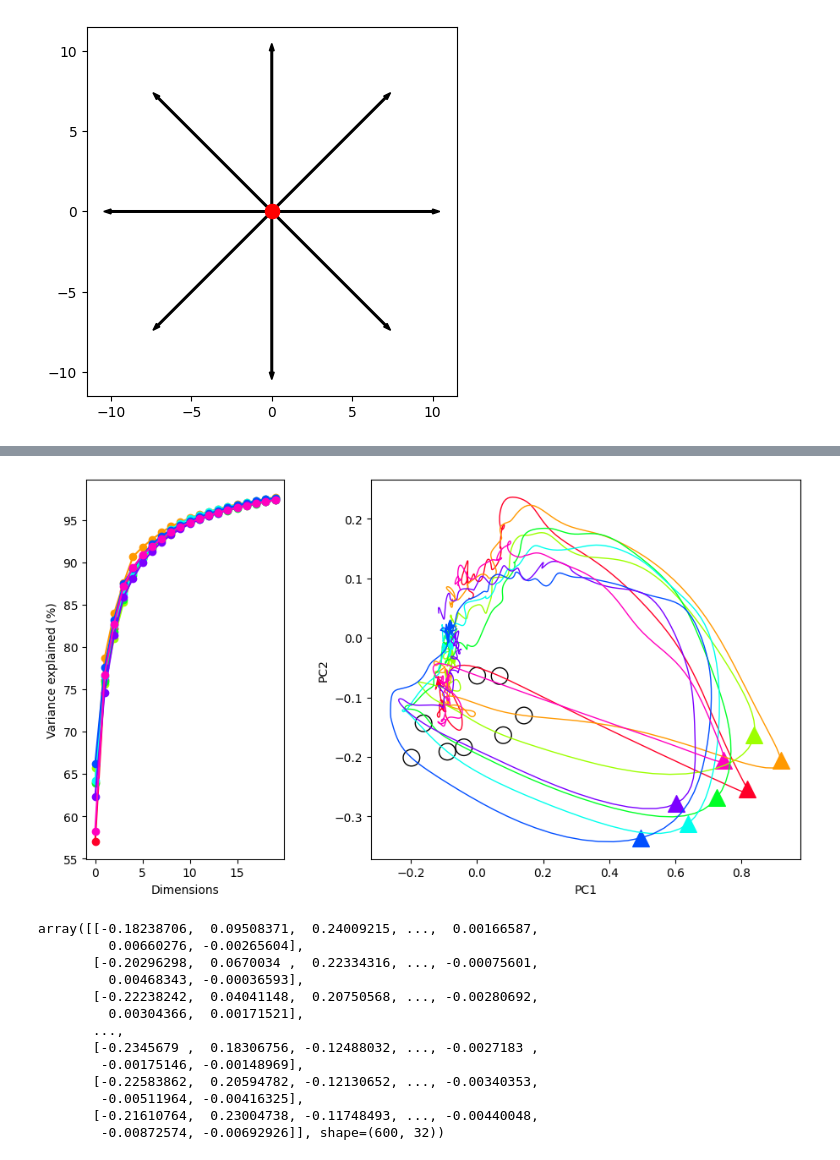
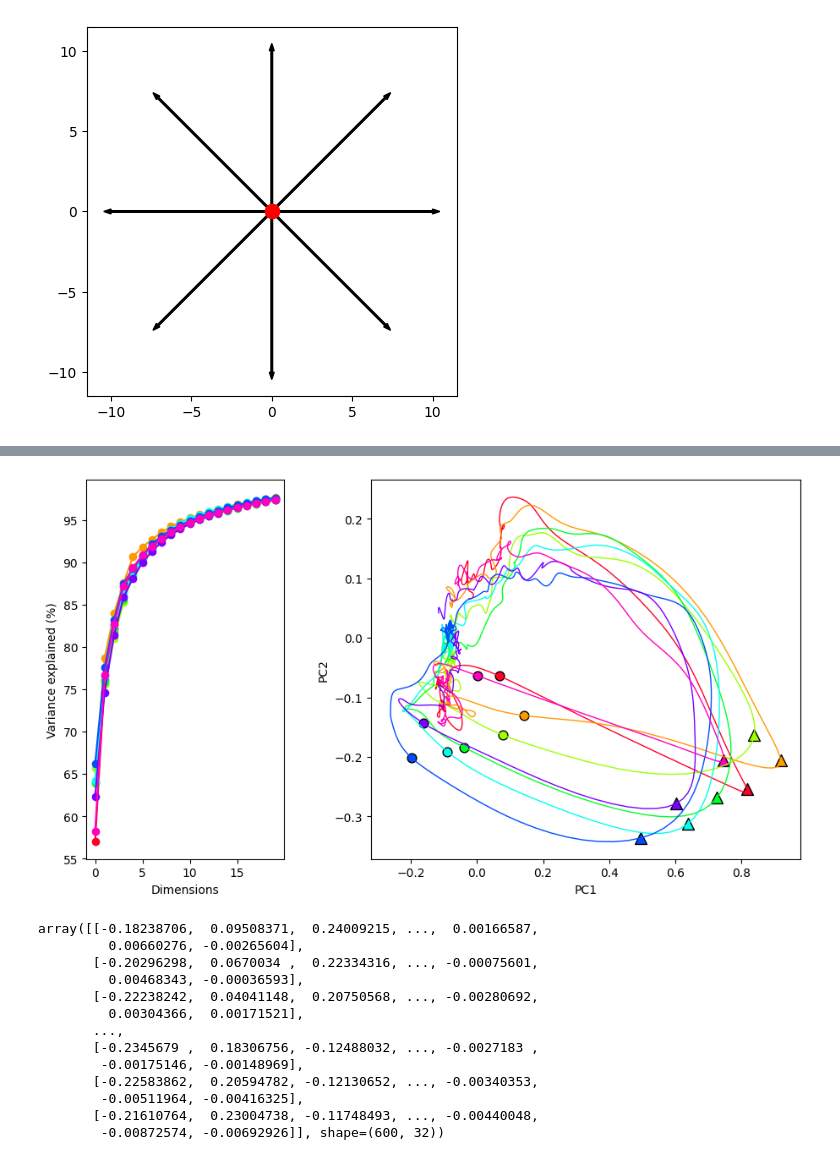
Before and after one commit to NeuroAI-IBS/fn_data_saccade, a Jupyter notebook: Data sorting/python_code/final_figures.ipynb, the cells around one changed output, grey strips where cells are left out. Cells and saved outputs as stored; diff of their text form; code cells hidden in the pictures.

```diff
--- a/Data sorting/python_code/final_figures.ipynb
+++ b/Data sorting/python_code/final_figures.ipynb
@@ -139,37 +153,38 @@ for ori in range(8):
     s_temp2 = gaussian_filter1d(temp_PC[1], win)
     s_temp3 = gaussian_filter1d(temp_PC[2], win)
 
     X = s_temp1[0:600]
     Y = s_temp2[0:600]
     Z = s_temp3[0:600]
 
     # plt.scatter(X, Y, s=10, color=C_list[ori], marker='o')
     plt.plot(X[50:500], Y[50:500], linewidth=1.0, color=C_list[ori])
-    plt.scatter(X[280], Y[280], s=200, color=[0, 0, 0], facecolors='none')
-    plt.scatter(X[300], Y[300], marker='^', s=200, color = C_list[ori])
+    # plt.scatter(X[280], Y[280], s=200, color=[0, 0, 0], facecolors='none')
+    plt.scatter(X[280], Y[280], s=60, color = C_list[ori], facecolors=C_list[ori], edgecolors='black')
+    plt.scatter(X[300], Y[300], marker='^', s=100, color = C_list[ori], edgecolors='black')
 
 plt.xlabel('PC1')
 plt.ylabel('PC2')
     # zlabel('PC3')
 
 #variance explained
 subfigs[0].subplots(1, 1)
 for ori in range(8): # right to down right, anticlock-wise
     dd = PCA_total[ori]['dd']
 
     # Get the explained variance ratio and cumulative sum
     var_explained = np.cumsum(dd) * 100
 
     # Plot variance explained
     plt.plot(var_explained[:20], 'o-', label="Cumulative variance explained", color = C_list[ori])
     plt.xlabel('Dimensions')
     plt.ylabel('Variance explained (%)')
 
-# plt.savefig('pc1.jpg', dpi=300)
+plt.savefig('pc1.jpg', dpi=300)
 
 plt.show()
 # %% [output]
-[figure, old version]
+[figure, new version]
 # %%
 PCA_total2['p']
 # %% [output]
```
Also changed, not shown: parts of 18 cells of this notebook.
